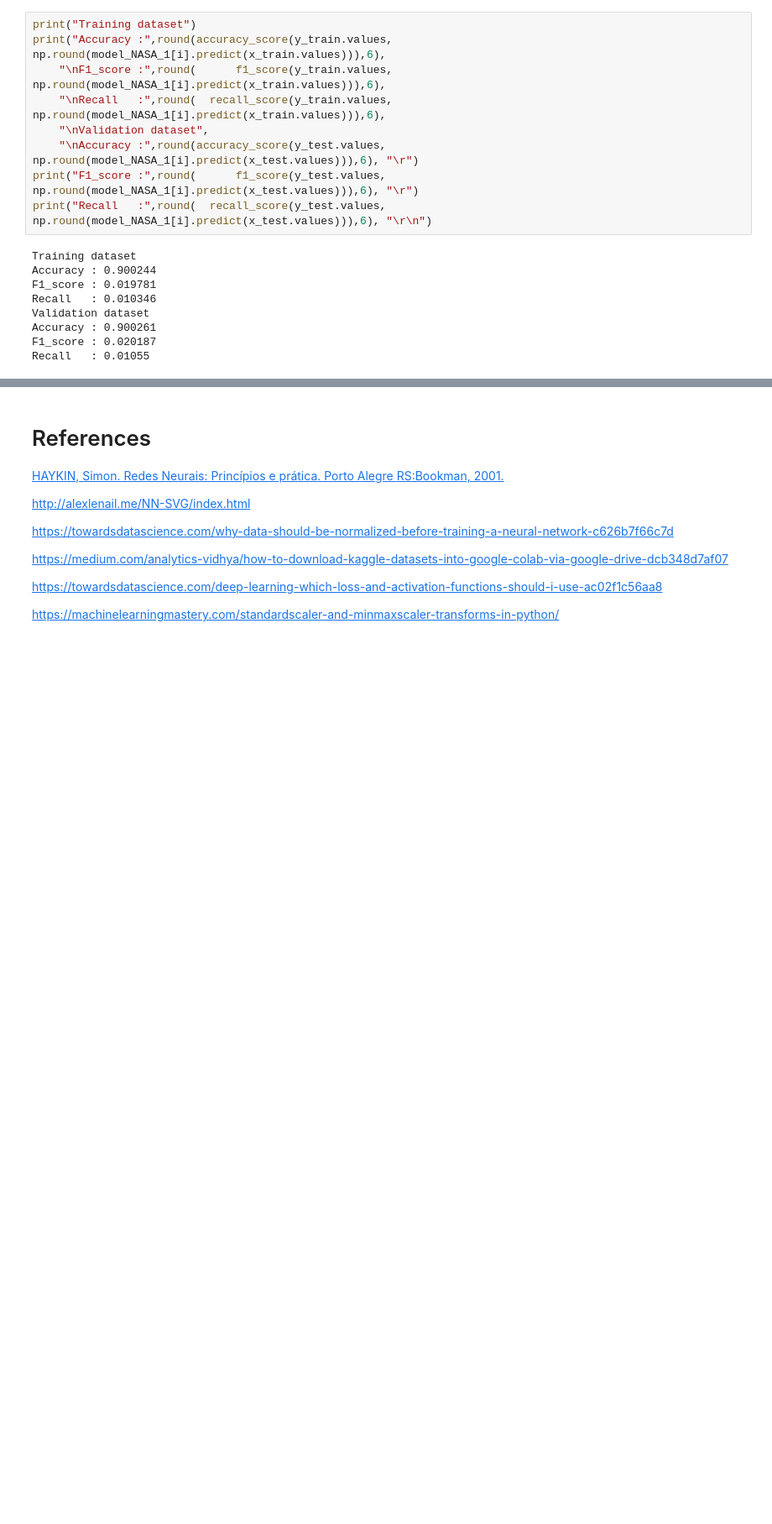
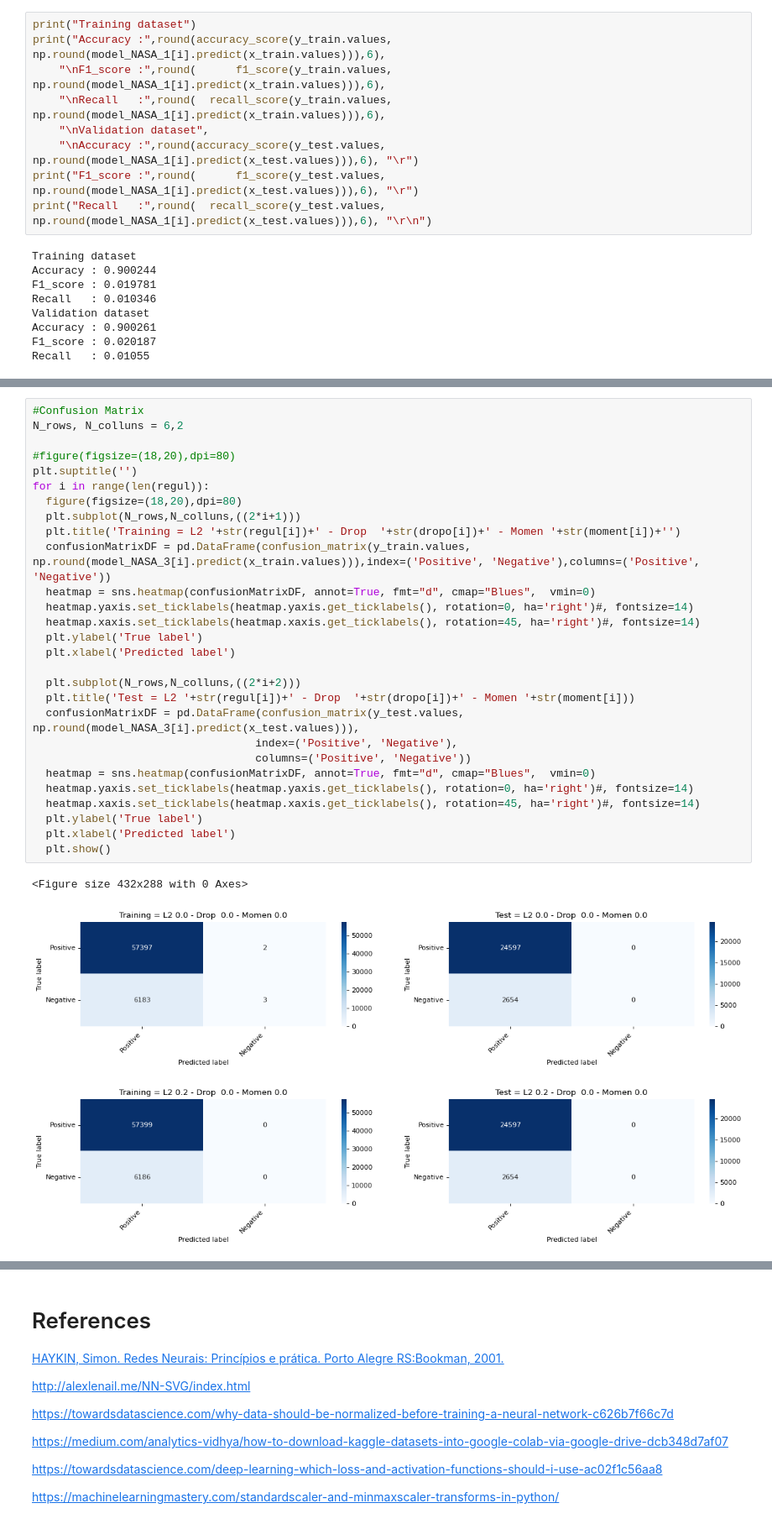
Before and after one commit to barauna-lo/Neurocomputing, a Jupyter notebook: Project_01_MLP.ipynb, the cells around one changed output, grey strips where cells are left out. Shown at 84% size. Saved outputs shown, nothing was run; the diff lists cells and outputs as text; blank space fills up the shorter version.

```diff
--- a/Project_01_MLP.ipynb
+++ b/Project_01_MLP.ipynb
@@ -950,0 +1249,32 @@ for i in range(len(regul)):
+# %%
+#Confusion Matrix
+N_rows, N_colluns = 6,2
+
+#figure(figsize=(18,20),dpi=80)
+plt.suptitle('')
+for i in range(len(regul)):
+  figure(figsize=(18,20),dpi=80)
+  plt.subplot(N_rows,N_colluns,((2*i+1)))
+  plt.title('Training = L2 '+str(regul[i])+' - Drop  '+str(dropo[i])+' - Momen '+str(moment[i])+'')
+  confusionMatrixDF = pd.DataFrame(confusion_matrix(y_train.values, np.round(model_NASA_3[i].predict(x_train.values))),index=('Positive', 'Negative'),columns=('Positive', 'Negative'))
+  heatmap = sns.heatmap(confusionMatrixDF, annot=True, fmt="d", cmap="Blues",  vmin=0)
+  heatmap.yaxis.set_ticklabels(heatmap.yaxis.get_ticklabels(), rotation=0, ha='right')#, fontsize=14)
+  heatmap.xaxis.set_ticklabels(heatmap.xaxis.get_ticklabels(), rotation=45, ha='right')#, fontsize=14)
+  plt.ylabel('True label')
+  plt.xlabel('Predicted label')
+
+  plt.subplot(N_rows,N_colluns,((2*i+2)))
+  plt.title('Test = L2 '+str(regul[i])+' - Drop  '+str(dropo[i])+' - Momen '+str(moment[i]))
+  confusionMatrixDF = pd.DataFrame(confusion_matrix(y_test.values, np.round(model_NASA_3[i].predict(x_test.values))),
+                                  index=('Positive', 'Negative'),
+                                  columns=('Positive', 'Negative'))
+  heatmap = sns.heatmap(confusionMatrixDF, annot=True, fmt="d", cmap="Blues",  vmin=0)
+  heatmap.yaxis.set_ticklabels(heatmap.yaxis.get_ticklabels(), rotation=0, ha='right')#, fontsize=14)
+  heatmap.xaxis.set_ticklabels(heatmap.xaxis.get_ticklabels(), rotation=45, ha='right')#, fontsize=14)
+  plt.ylabel('True label')
+  plt.xlabel('Predicted label')
+  plt.show()
+# %% [output]
+<Figure size 432x288 with 0 Axes>
+[figure, added]
+[figure, added]
```
Also changed, not shown: parts of 63 cells of this notebook.
